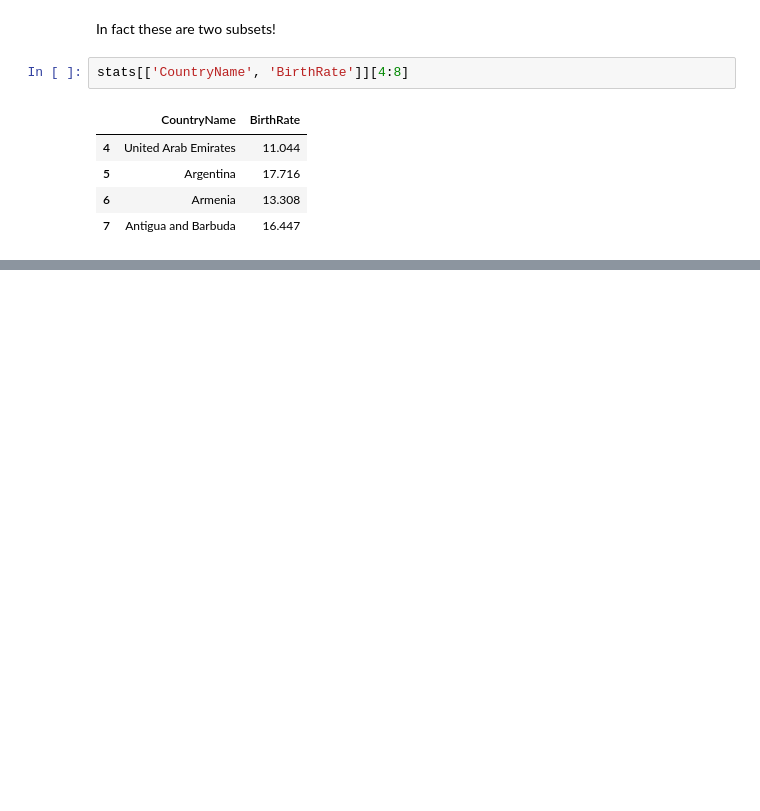
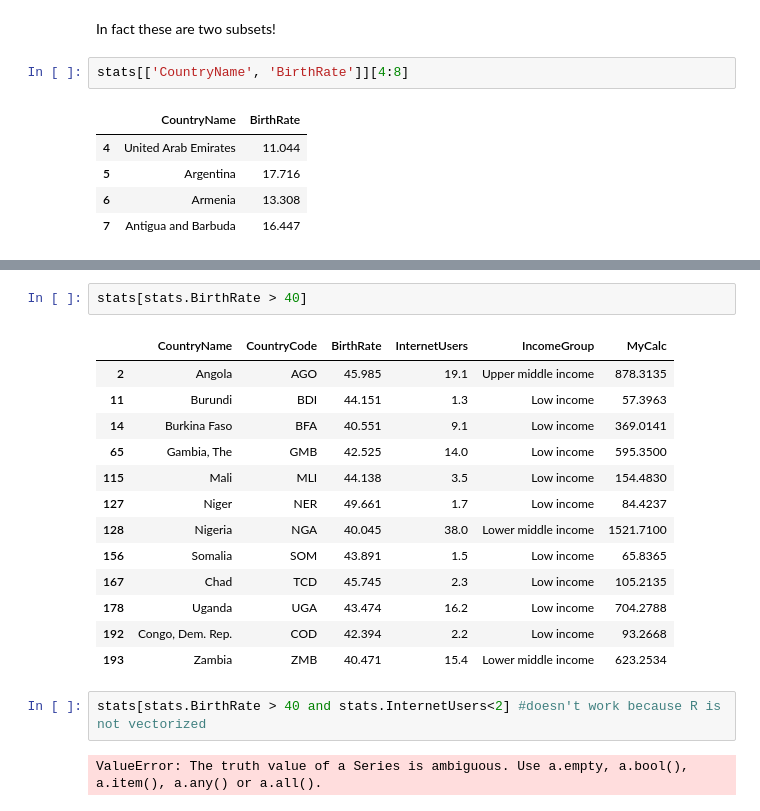
Before and after one commit to klimantje/PythonProgrammingCourse, a Jupyter notebook: Data import and exploring in python.ipynb, the cells around one changed output, grey strips where cells are left out. Cells and saved outputs as stored; diff of their text form; blank space fills up the shorter version.

```diff
--- a/Data import and exploring in python.ipynb
+++ b/Data import and exploring in python.ipynb
@@ -248,0 +364,20 @@ stats[['CountryName', 'BirthRate']][4:8]
+# %%
+stats[stats.BirthRate > 40]
+# %% [output]
+|  | CountryName | CountryCode | BirthRate | InternetUsers | IncomeGroup | MyCalc |
+| 2 | Angola | AGO | 45.985 | 19.1 | Upper middle income | 878.3135 |
+| 11 | Burundi | BDI | 44.151 | 1.3 | Low income | 57.3963 |
+| 14 | Burkina Faso | BFA | 40.551 | 9.1 | Low income | 369.0141 |
+| 65 | Gambia, The | GMB | 42.525 | 14.0 | Low income | 595.3500 |
+| 115 | Mali | MLI | 44.138 | 3.5 | Low income | 154.4830 |
+| 127 | Niger | NER | 49.661 | 1.7 | Low income | 84.4237 |
+| 128 | Nigeria | NGA | 40.045 | 38.0 | Lower middle income | 1521.7100 |
+| 156 | Somalia | SOM | 43.891 | 1.5 | Low income | 65.8365 |
+| 167 | Chad | TCD | 45.745 | 2.3 | Low income | 105.2135 |
+| 178 | Uganda | UGA | 43.474 | 16.2 | Low income | 704.2788 |
+| 192 | Congo, Dem. Rep. | COD | 42.394 | 2.2 | Low income | 93.2668 |
+| 193 | Zambia | ZMB | 40.471 | 15.4 | Lower middle income | 623.2534 |
+# %%
+stats[stats.BirthRate > 40 and stats.InternetUsers<2] #doesn't work because R is not vectorized
+# %% [output]
+ValueError: The truth value of a Series is ambiguous. Use a.empty, a.bool(), a.item(), a.any() or a.all().
```
Also changed, not shown: parts of 13 cells of this notebook.
